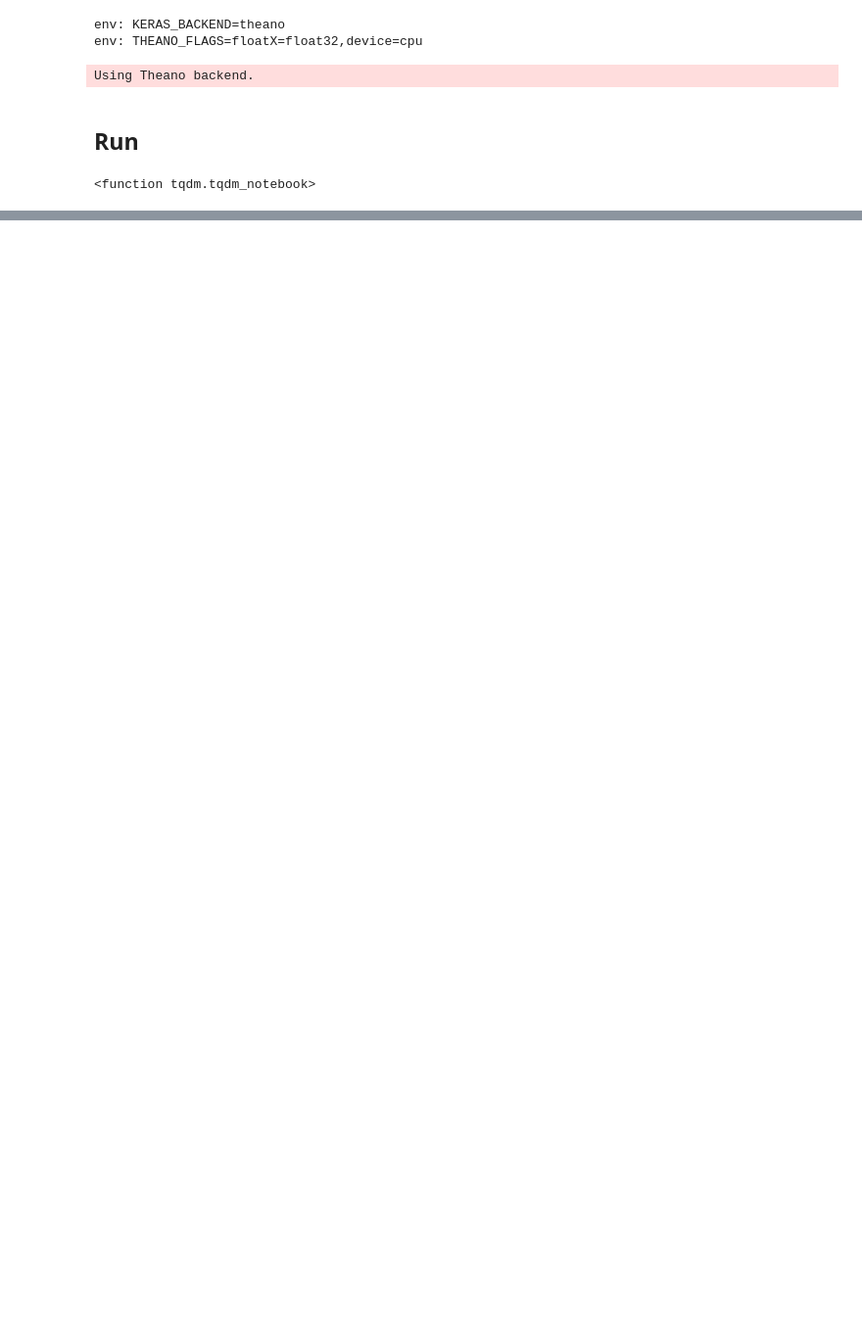
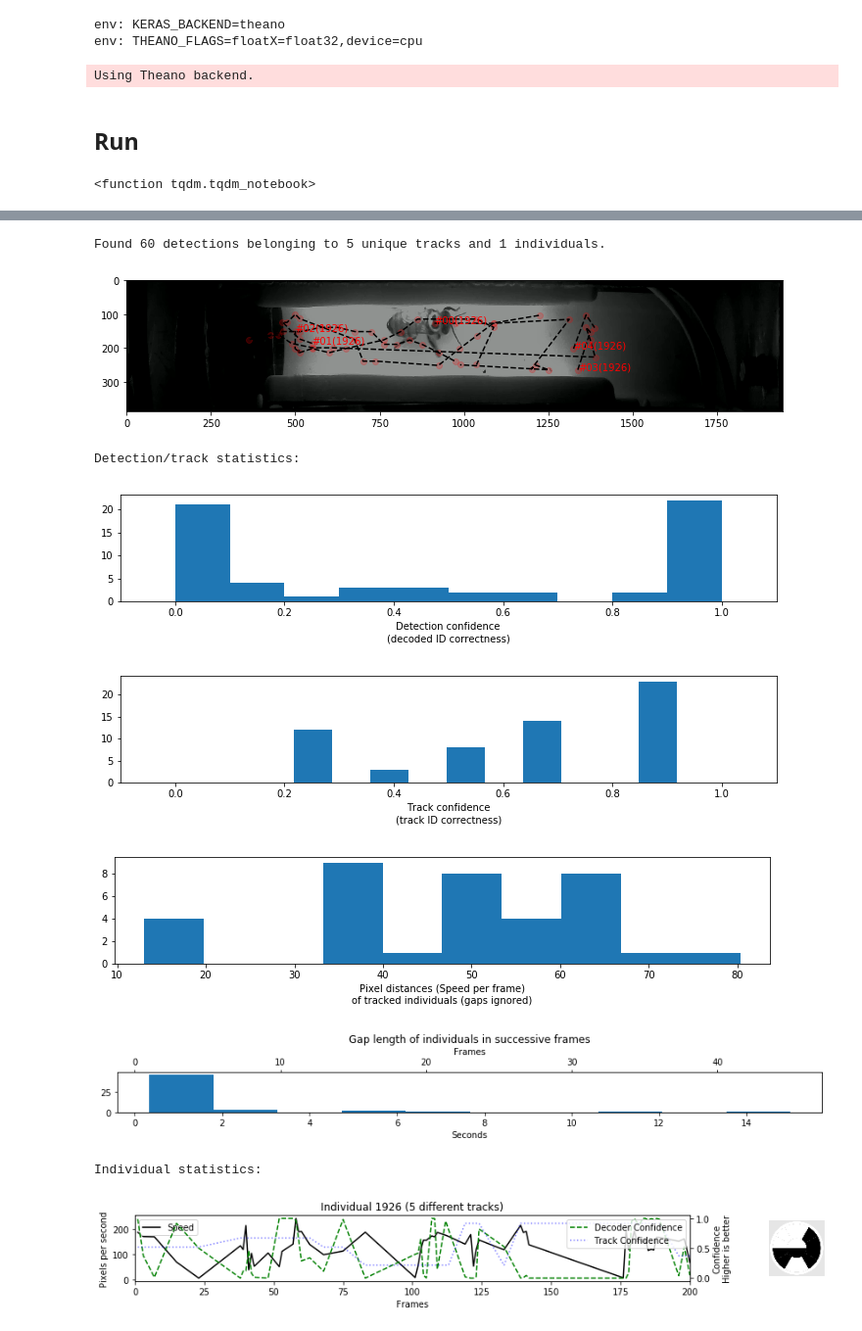
Before and after one commit to tschopo/swp_bioroboticslab, a Jupyter notebook: pipeline_tracking_test.ipynb, the cells around one changed output, grey strips where cells are left out. Shown at 98% size. Drawn from its saved outputs; the diff is of its cells as text; code cells hidden in the pictures; blank space fills up the shorter version.

```diff
--- a/pipeline_tracking_test.ipynb
+++ b/pipeline_tracking_test.ipynb
@@ -184,4 +235,13 @@ tracks
 # %%
+config = configs[0]
+
+frame_info, detections = detect_markers_in_video(path,
+                                                      pipeline=default_pipeline,#pipeline=pipelines(),
+                                                     tag_pixel_diameter=config["tag_pixel_diameter"],
+                                                      n_frames=config["n_frames"],
+                                                      fps=config["fps"],
+                                                     progress="tqdm_notebook"
+                                                             )
 tracks = track_detections_dataframe(detections,
                                             tracker="../tracker.det_score_fun.frag_score_fun.dill",
                                             confidence_filter_detections=config["confidence_filter_detections"],
@@ -189,5 +249,6 @@ tracks = track_detections_dataframe(detections,
                                             coordinate_scale=config["coordinate_scale"]
                                            )
 
-
 video_data[path] = (frame_info, detections, tracks)
+display_tracking_results(config["path"], frame_info, detections, tracks)
+# %% [output]
@@ -193,0 +261,9 @@ video_data[path] = (frame_info, detections, tracks)
+Found 60 detections belonging to 5 unique tracks and 1 individuals.
+[figure, added]
+Detection/track statistics:
+[figure, added]
+[figure, added]
+[figure, added]
+[figure, added]
+Individual statistics:
+[figure, added]
```
Also changed, not shown: parts of 12 cells of this notebook.
